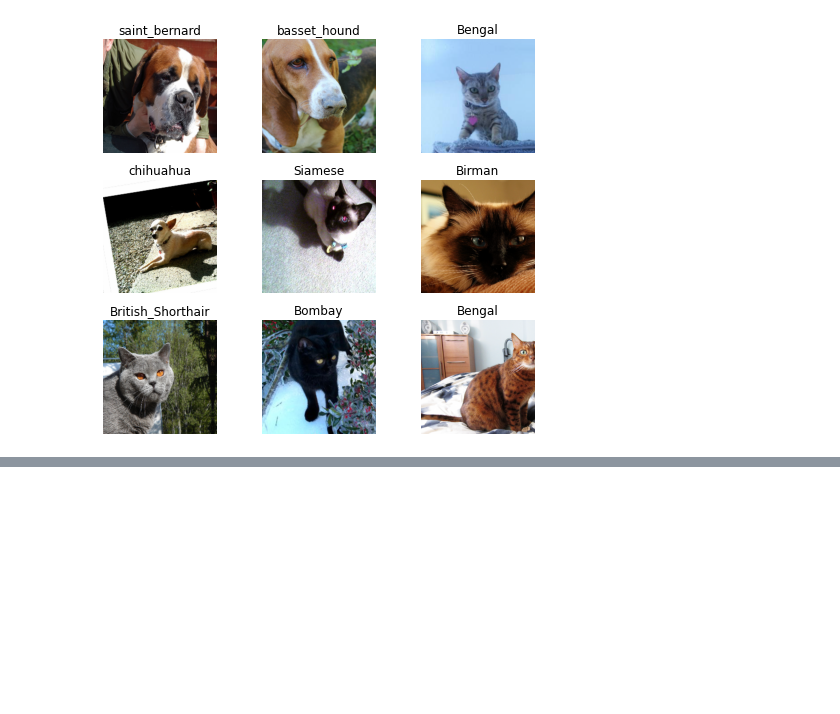
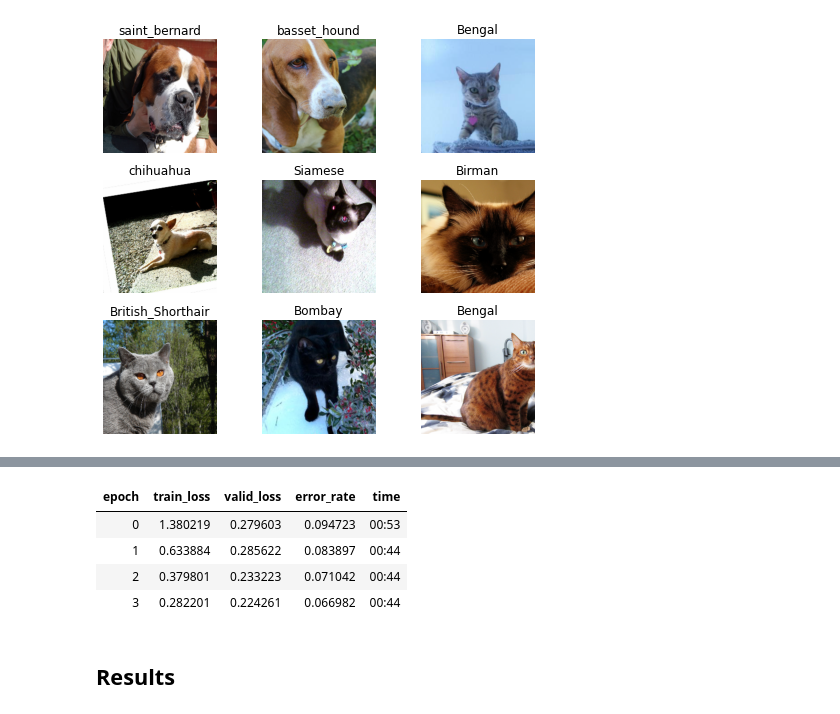
Before and after one commit to kjcho92/projects, a Jupyter notebook: aznb/lesson3.ipynb, the cells around one changed output, grey strips where cells are left out. Cells and saved outputs as stored; diff of their text form; code cells hidden in the pictures; blank space fills up the shorter version.

```diff
--- a/aznb/lesson3.ipynb
+++ b/aznb/lesson3.ipynb
@@ -80,0 +93,2 @@ data.show_batch(rows=3, figsize=(7,6))
+# %%
+learn = cnn_learner(data, models.resnet34, metrics=error_rate)
@@ -80,0 +117,8 @@ data.show_batch(rows=3, figsize=(7,6))
+# %%
+learn.fit_one_cycle(4)
+# %% [output]
+| epoch | train_loss | valid_loss | error_rate | time |
+| 0 | 1.380219 | 0.279603 | 0.094723 | 00:53 |
+| 1 | 0.633884 | 0.285622 | 0.083897 | 00:44 |
+| 2 | 0.379801 | 0.233223 | 0.071042 | 00:44 |
+| 3 | 0.282201 | 0.224261 | 0.066982 | 00:44 |
@@ -80,0 +127,2 @@ data.show_batch(rows=3, figsize=(7,6))
+# %% [markdown]
+## Results
```
Also changed, not shown: parts of 8 cells of this notebook.
